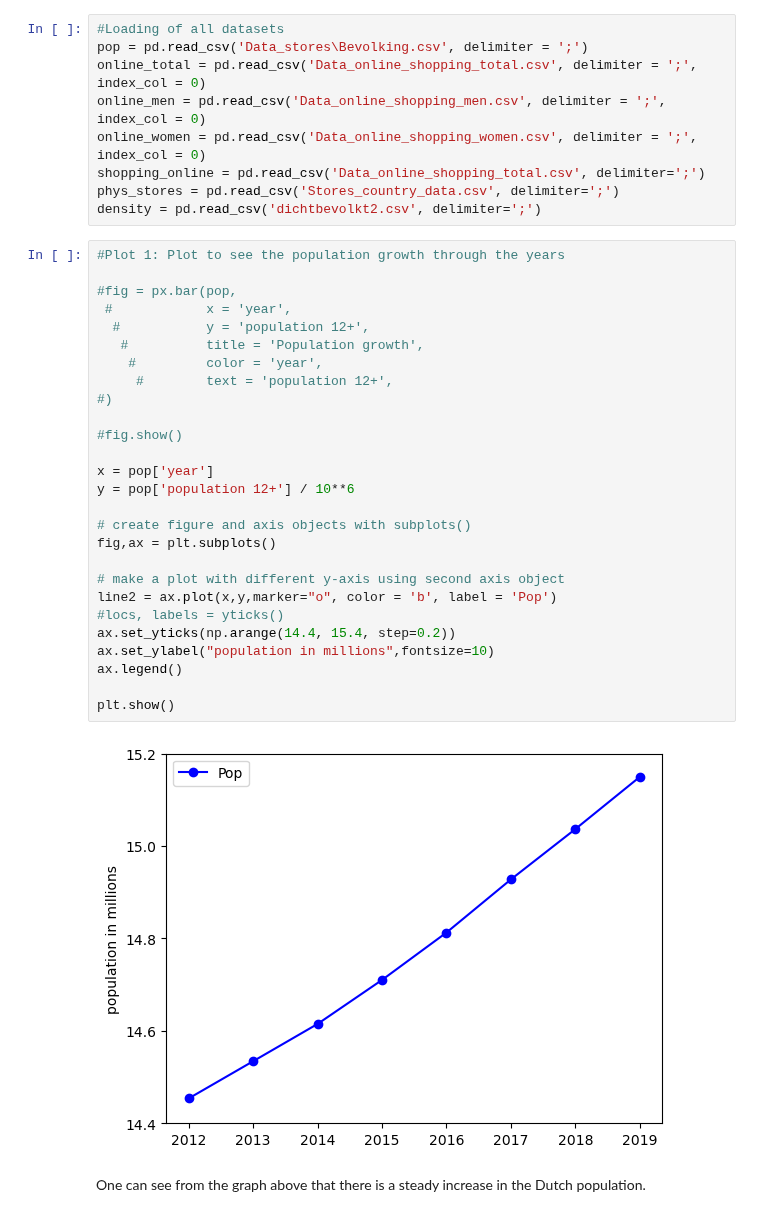
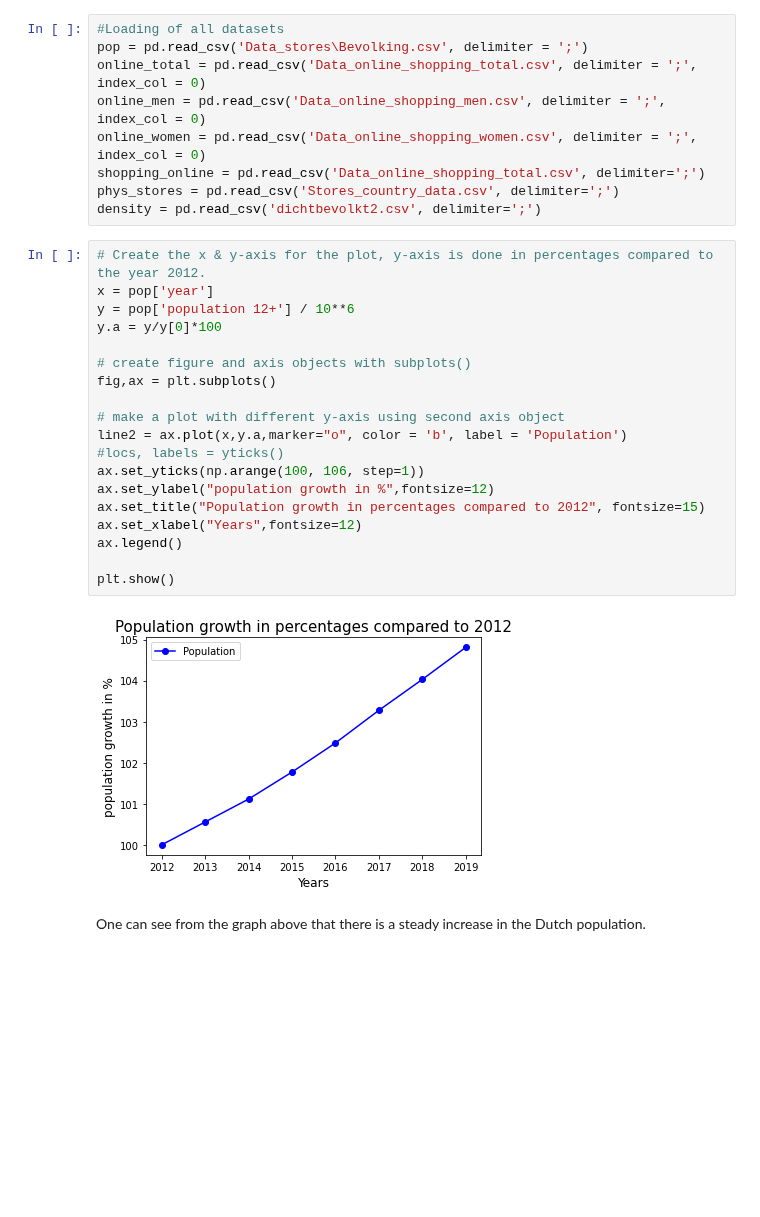
Before and after one commit to Lmolkenboer/TIL6022-project, a Jupyter notebook: project_template_new_2.ipynb, the cells around one changed output. Saved outputs shown, nothing was run; the diff lists cells and outputs as text; blank space fills up the shorter version.

Commit message:
population in percentage

```diff
--- a/project_template_new_2.ipynb
+++ b/project_template_new_2.ipynb
@@ -93,34 +93,26 @@ shopping_online = pd.read_csv('Data_online_shopping_total.csv', delimiter=';')
 phys_stores = pd.read_csv('Stores_country_data.csv', delimiter=';')
 density = pd.read_csv('dichtbevolkt2.csv', delimiter=';')
 # %%
-#Plot 1: Plot to see the population growth through the years
-
-#fig = px.bar(pop,
- #            x = 'year',
-  #           y = 'population 12+',
-   #          title = 'Population growth',
-    #         color = 'year',
-     #        text = 'population 12+',
-#)
-
-#fig.show()
-
+# Create the x & y-axis for the plot, y-axis is done in percentages compared to the year 2012.
 x = pop['year']
 y = pop['population 12+'] / 10**6
+y.a = y/y[0]*100
 
 # create figure and axis objects with subplots()
 fig,ax = plt.subplots()
 
 # make a plot with different y-axis using second axis object
-line2 = ax.plot(x,y,marker="o", color = 'b', label = 'Pop')
+line2 = ax.plot(x,y.a,marker="o", color = 'b', label = 'Population')
 #locs, labels = yticks()
-ax.set_yticks(np.arange(14.4, 15.4, step=0.2))
-ax.set_ylabel("population in millions",fontsize=10)
+ax.set_yticks(np.arange(100, 106, step=1))
+ax.set_ylabel("population growth in %",fontsize=12)
+ax.set_title("Population growth in percentages compared to 2012", fontsize=15)
+ax.set_xlabel("Years",fontsize=12)
 ax.legend()
 
 plt.show()
 # %% [output]
-[figure, old version]
+[figure, new version]
 # %% [markdown]
 One can see from the graph above that there is a steady increase in the Dutch population.
 # %%
```
Also changed, not shown: parts of 1 cell of this notebook.
